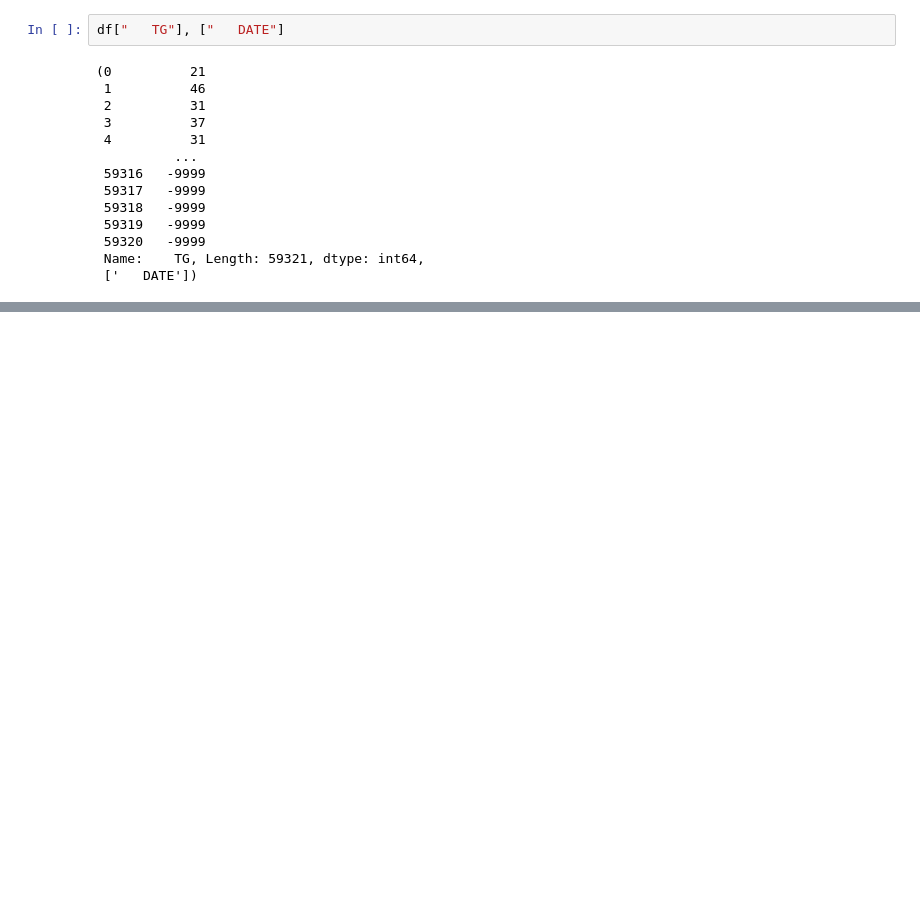
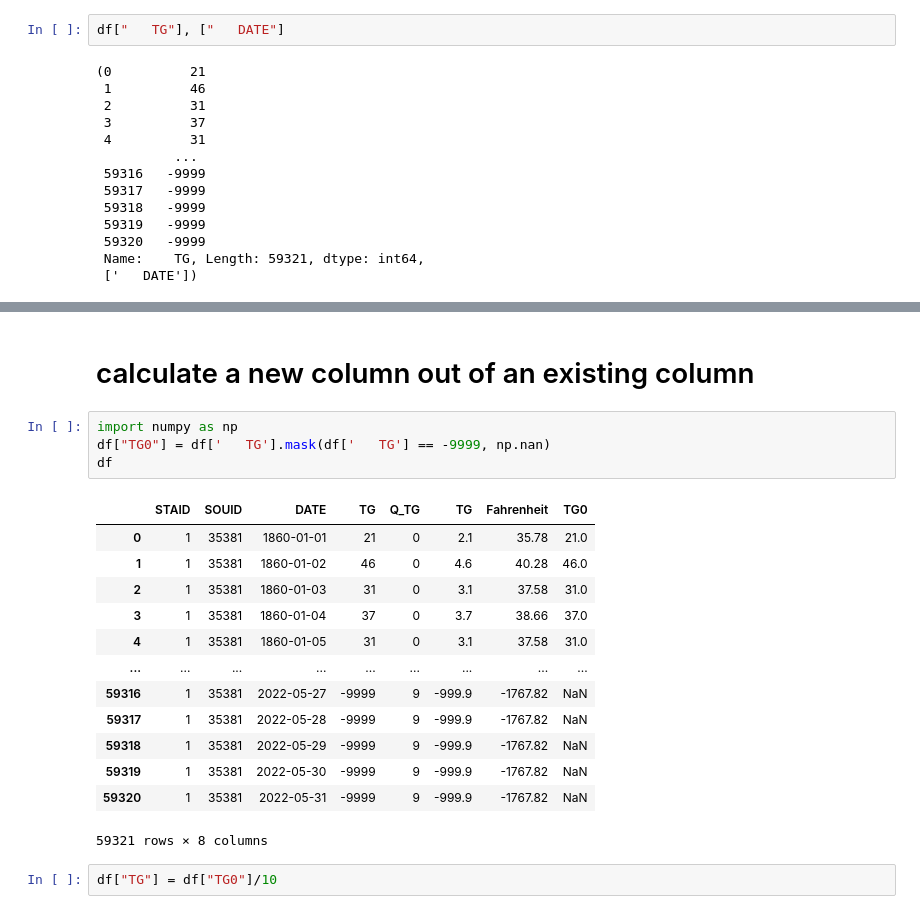
Before and after one commit to rice4493/Udemy-Projects, a Jupyter notebook: App7-weather-api/Untitled.ipynb, the cells around one changed output, grey strips where cells are left out. Cells and saved outputs as stored; diff of their text form; blank space fills up the shorter version.

```diff
--- a/App7-weather-api/Untitled.ipynb
+++ b/App7-weather-api/Untitled.ipynb
@@ -71,0 +122,22 @@ df["   TG"], ["   DATE"]
+# %% [markdown]
+# calculate a new column out of an existing column
+# %%
+import numpy as np
+df["TG0"] = df['   TG'].mask(df['   TG'] == -9999, np.nan)
+df
+# %% [output]
+|  | STAID | SOUID | DATE | TG | Q_TG | TG | Fahrenheit | TG0 |
+| 0 | 1 | 35381 | 1860-01-01 | 21 | 0 | 2.1 | 35.78 | 21.0 |
+| 1 | 1 | 35381 | 1860-01-02 | 46 | 0 | 4.6 | 40.28 | 46.0 |
+| 2 | 1 | 35381 | 1860-01-03 | 31 | 0 | 3.1 | 37.58 | 31.0 |
+| 3 | 1 | 35381 | 1860-01-04 | 37 | 0 | 3.7 | 38.66 | 37.0 |
+| 4 | 1 | 35381 | 1860-01-05 | 31 | 0 | 3.1 | 37.58 | 31.0 |
+| ... | ... | ... | ... | ... | ... | ... | ... | ... |
+| 59316 | 1 | 35381 | 2022-05-27 | -9999 | 9 | -999.9 | -1767.82 | NaN |
+| 59317 | 1 | 35381 | 2022-05-28 | -9999 | 9 | -999.9 | -1767.82 | NaN |
+| 59318 | 1 | 35381 | 2022-05-29 | -9999 | 9 | -999.9 | -1767.82 | NaN |
+| 59319 | 1 | 35381 | 2022-05-30 | -9999 | 9 | -999.9 | -1767.82 | NaN |
+| 59320 | 1 | 35381 | 2022-05-31 | -9999 | 9 | -999.9 | -1767.82 | NaN |
+59321 rows × 8 columns
+# %%
+df["TG"] = df["TG0"]/10
```
Also changed, not shown: parts of 16 cells of this notebook.
